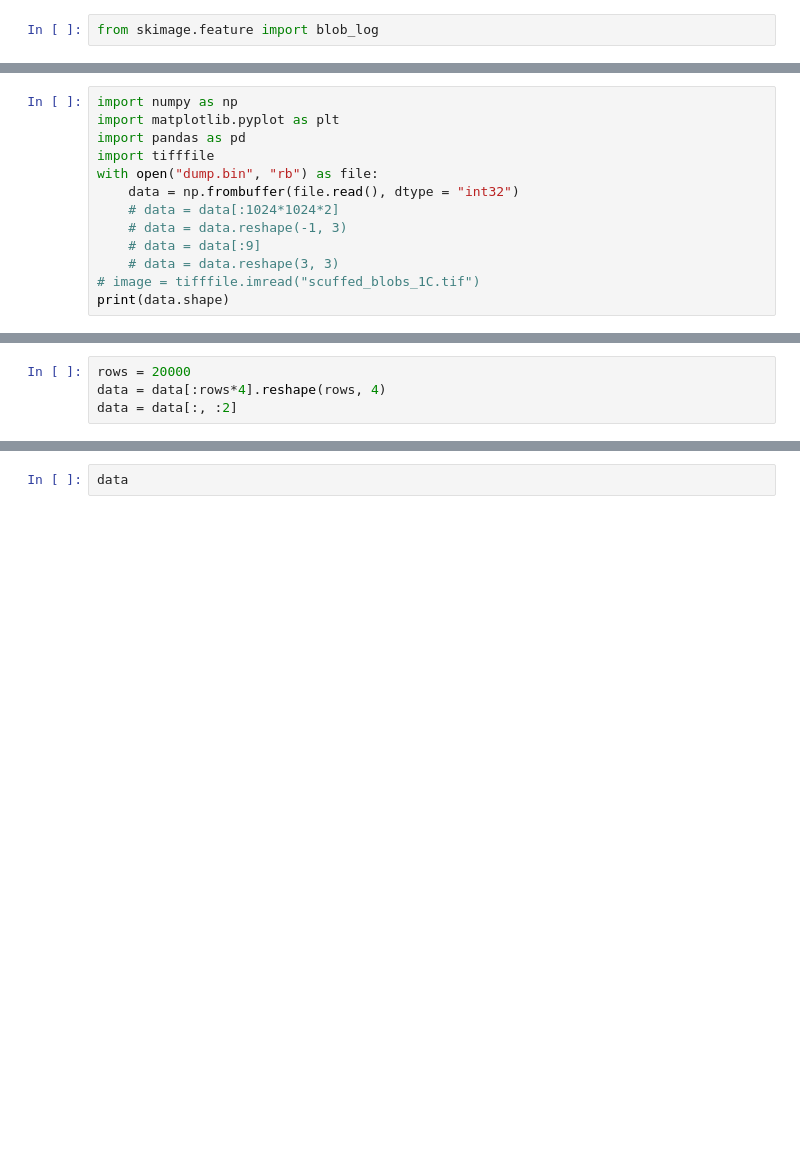
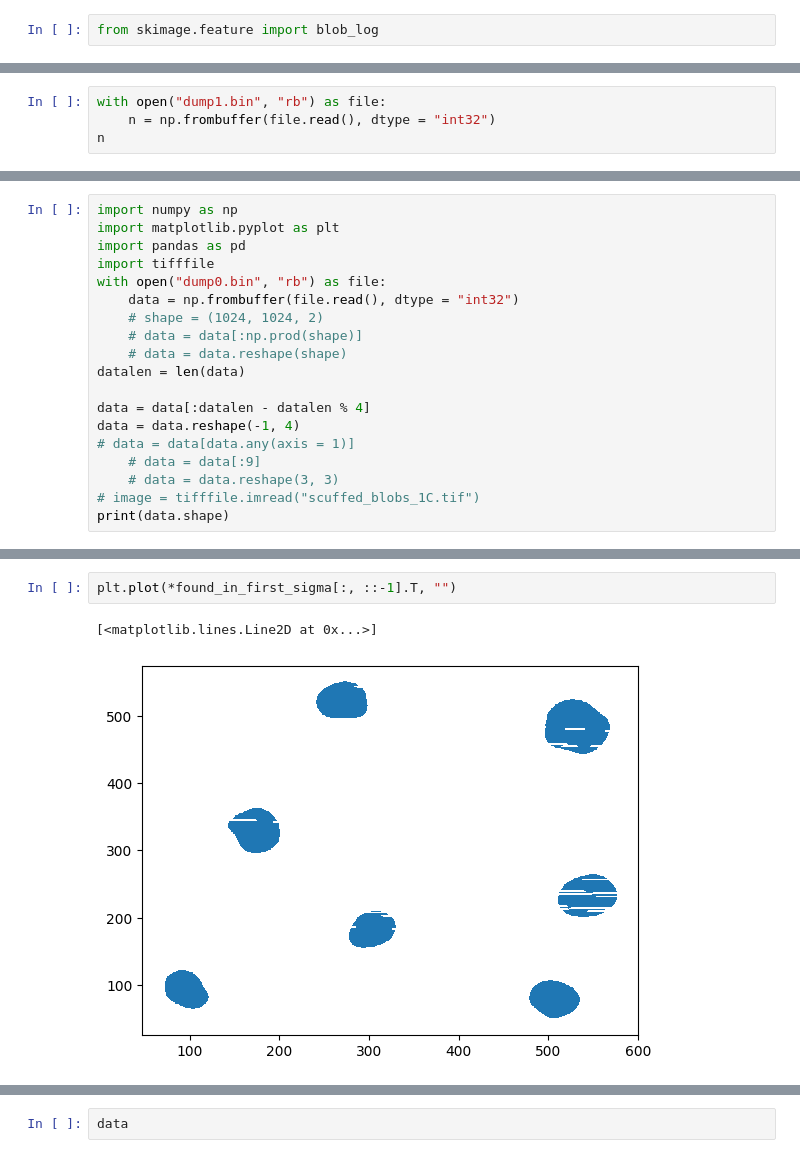
Before and after one commit to amfaber/tracking_optimizations, a Jupyter notebook: gpu-tracking/testing/explore.ipynb, the cells around one changed output, grey strips where cells are left out. Cells and saved outputs as stored; diff of their text form; blank space fills up the shorter version.

```diff
--- a/gpu-tracking/testing/explore.ipynb
+++ b/gpu-tracking/testing/explore.ipynb
@@ -174,0 +177,4 @@ from skimage.feature import blob_log
+# %%
+with open("dump1.bin", "rb") as file:
+    n = np.frombuffer(file.read(), dtype = "int32")
+n
@@ -177,10 +185,16 @@ import numpy as np
 import matplotlib.pyplot as plt
 import pandas as pd
 import tifffile
-with open("dump.bin", "rb") as file:
+with open("dump0.bin", "rb") as file:
     data = np.frombuffer(file.read(), dtype = "int32")
-    # data = data[:1024*1024*2]
-    # data = data.reshape(-1, 3)
+    # shape = (1024, 1024, 2)
+    # data = data[:np.prod(shape)]
+    # data = data.reshape(shape)
+datalen = len(data)
+
+data = data[:datalen - datalen % 4]
+data = data.reshape(-1, 4)
+# data = data[data.any(axis = 1)]
     # data = data[:9]
     # data = data.reshape(3, 3)
 # image = tifffile.imread("scuffed_blobs_1C.tif")
@@ -190,4 +203,0 @@ print(data.shape)
-# %%
-rows = 20000
-data = data[:rows*4].reshape(rows, 4)
-data = data[:, :2]
@@ -193,0 +241,5 @@ data = data[:, :2]
+# %%
+plt.plot(*found_in_first_sigma[:, ::-1].T, "")
+# %% [output]
+[<matplotlib.lines.Line2D at 0x...>]
+[figure, added]
```
Also changed, not shown: parts of 17 cells of this notebook, 15 other files.
